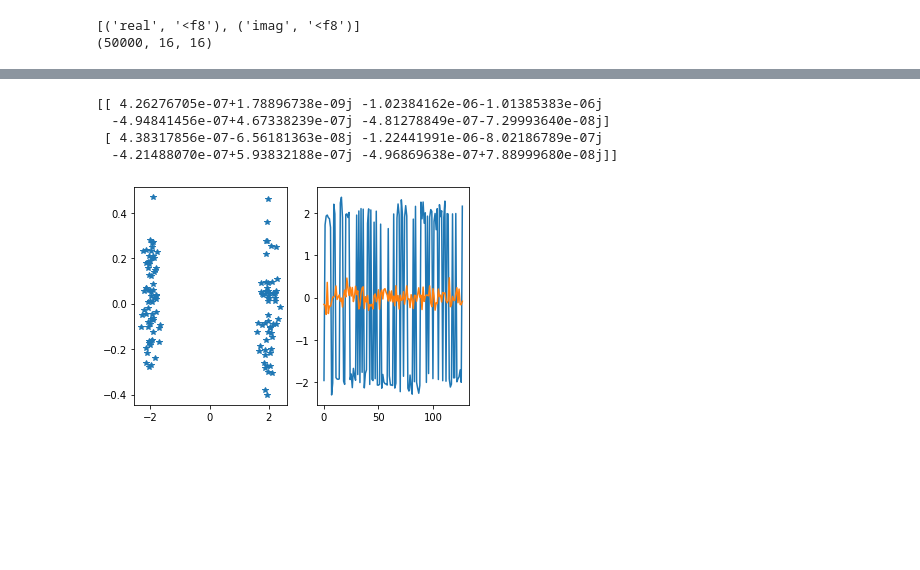
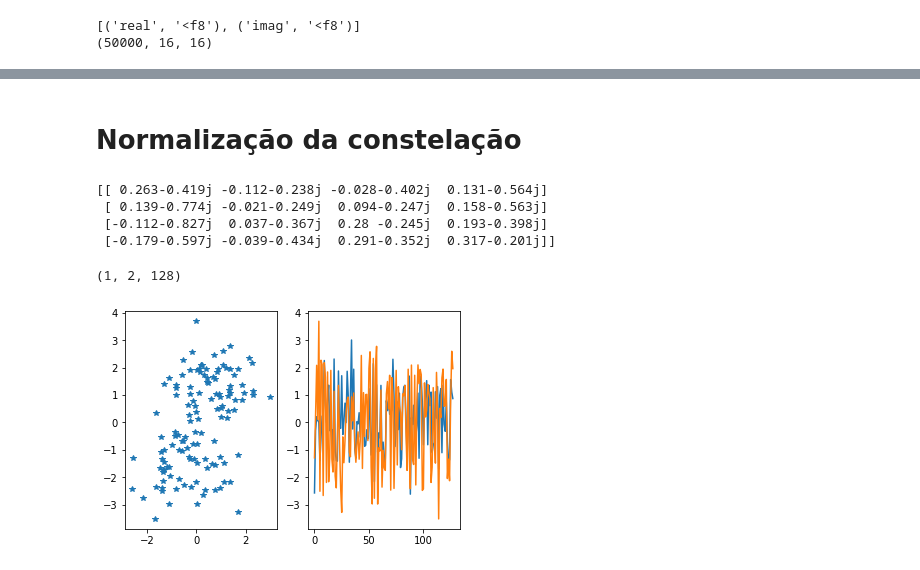
Before and after one commit to fabiano182/AMC, a Jupyter notebook: AMC_MIMO_Canal_Real.ipynb, the cells around one changed output, grey strips where cells are left out. Drawn from its saved outputs; the diff is of its cells as text; code cells hidden in the pictures; blank space fills up the shorter version.

```diff
--- a/AMC_MIMO_Canal_Real.ipynb
+++ b/AMC_MIMO_Canal_Real.ipynb
@@ -58,6 +54,8 @@ def qam_mod(M,L):
+# %% [markdown]
+# Normalização da constelação
 # %%
 def rayChan(nTx,nRx):
-  H = np.array(hd[np.random.randint(0,50000),:nTx,:nRx].tolist()).astype(float)
+  H = np.array(hd[np.random.randint(0,hd.shape[0]),:nRx,:nTx].tolist()).astype(float) # Escolhe uma amostra aleatória do canal entre as 50k
 
   # if (nTx == 2 and nRx == 1):
   #   Hl = np.array([H[0][0][0] + 1j*H[0][0][1], H[1][0][0] + 1j*H[1][0][1]])
@@ -66,44 +64,54 @@ def rayChan(nTx,nRx):
   #   Hl = np.array([[H[0][0][0] + 1j*H[0][0][1], H[1][0][0] + 1j*H[1][0][1]],
   #                 [ H[0][1][0] + 1j*H[0][1][1], H[1][1][0] + 1j*H[1][1][1]]])
 
-  h_chann = []
-  for t in range(nTx):
-    htr = []
-    for r in range(nRx):
-      htr = np.append(htr,[H[t][r][0] + 1j*H[t][r][1]])
+  # h_chann = []
+  # for t in range(nTx):
+  #  htr = []
+  #  for r in range(nRx):
+  #    htr = np.append(htr,[H[t][r][0] + 1j*H[t][r][1]])
 
-    h_chann.append(htr)
+  #  h_chann.append(htr)
 
-  return np.array(h_chann)
+  H = np.array(H[:,:,0] + 1j*H[:,:,1])
 
-h = rayChan(2, 4)
+  ''' channel normalization '''
+  HF = np.linalg.norm(H, 'fro') # Frobenius norm
+  Hn = np.sqrt(nRx)/HF * H
+
+  return Hn
+  # return np.ones([nTx,nRx])
+
+h = rayChan(4, 4)
 print(h)
 # %% [output]
-[[ 4.26276705e-07+1.78896738e-09j -1.02384162e-06-1.01385383e-06j
-  -4.94841456e-07+4.67338239e-07j -4.81278849e-07-7.29993640e-08j]
- [ 4.38317856e-07-6.56181363e-08j -1.22441991e-06-8.02186789e-07j
-  -4.21488070e-07+5.93832188e-07j -4.96869638e-07+7.88999680e-08j]]
+[[ 0.263-0.419j -0.112-0.238j -0.028-0.402j  0.131-0.564j]
+ [ 0.139-0.774j -0.021-0.249j  0.094-0.247j  0.158-0.563j]
+ [-0.112-0.827j  0.037-0.367j  0.28 -0.245j  0.193-0.398j]
+ [-0.179-0.597j -0.039-0.434j  0.291-0.352j  0.317-0.201j]]
 # %%
-def mimo(x, nTx, nRx, snr):
+def mimo(x, nRx, nTx, snr):
   x = np.tile(x,(nTx,1))
-  H = rayChan(nTx,nRx)
-  H = np.ones((nTx,nRx))
-  w = awgn(snr, nRx)
+  H = rayChan(nRx,nTx)
+  #H = np.ones([nRx,nTx])
+  w = awgn(snr, nRx, 128)
 
-  if nRx >= nTx:
-    y = np.sum((np.dot(H.T,x) + w)/nRx, axis=1)
-  else:
-    y = np.sum((H*x + w)/nRx, axis=1)
+  # print('x: ',x.shape)
+  # print('H: ',H.shape)
+
+  y = np.sum((np.dot(H.T,x))/np.sqrt(nTx) + w, axis=1)
 
   return np.reshape(np.array([[y.real],[y.imag]]),[1,2,128])
 # %%
-s = mimo(psk_mod(2,128), 2, 4 ,10)
+s = mimo(psk_mod(2,128), 4, 1 ,5)
+
+print(s.shape)
 
 sI = s[0,0,:]; sQ = s[0,1,:]
 fig, (ax1, ax2) = plt.subplots(nrows=1,ncols = 2)
 ax1.plot(sI, sQ,'*')
 ax2.plot(sI)
 ax2.plot(sQ)
 plt.show()
 # %% [output]
+(1, 2, 128)
-[figure, old version]
+[figure, new version]
```
Also changed, not shown: parts of 20 cells of this notebook.
